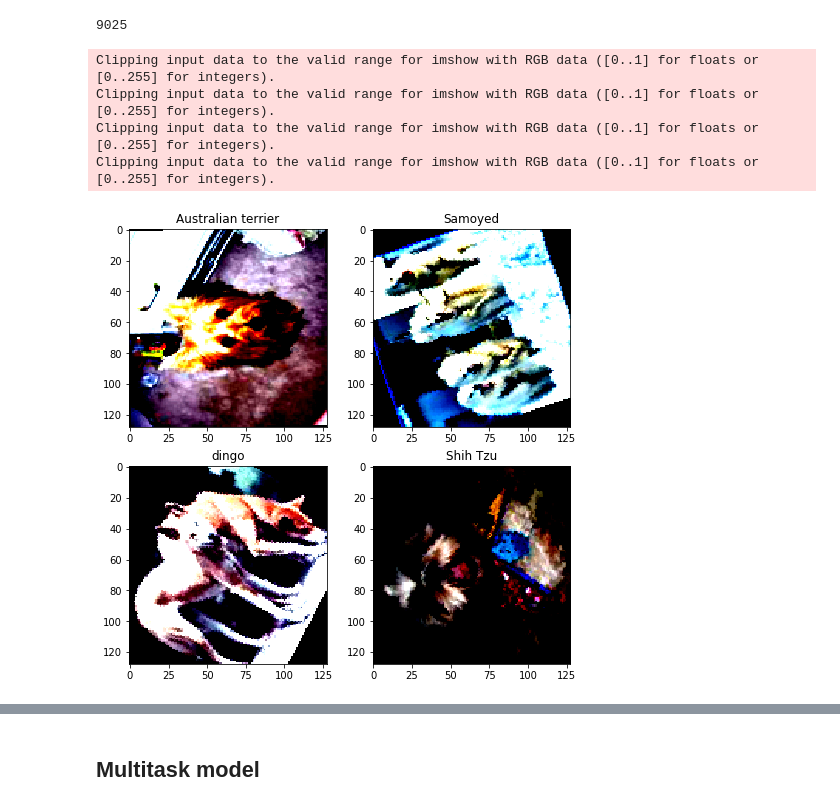
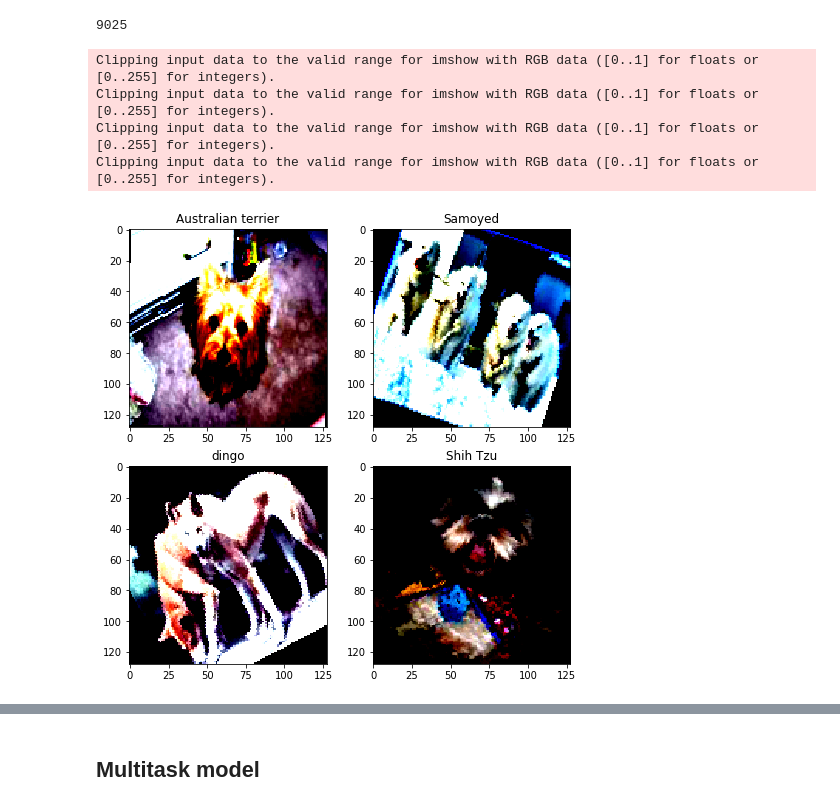
Before and after one commit to iakremnev/multitask-classification, a Jupyter notebook: pipeline.ipynb, the cells around one changed output, grey strips where cells are left out. Drawn from its saved outputs; the diff is of its cells as text; code cells hidden in the pictures.

```diff
--- a/pipeline.ipynb
+++ b/pipeline.ipynb
@@ -152,22 +166,22 @@ imagewoof_classes_human_readable = {
 # %%
 torch.random.manual_seed(693)
 train_loader = DataLoader(imagewoof_train, 16, True, num_workers=4, drop_last=True)
 val_loader = DataLoader(imagewoof_val, 16, num_workers=4)
 
 x, y = next(iter(train_loader))
 
 fig, axes = plt.subplots(2, 2, figsize=(8,8))
 for i, axis in enumerate(axes.ravel()):
-    img = x[i,  ...].transpose(0,2).numpy()
+    img = x[i,  ...].numpy().transpose(1, 2, 0)
     label = imagewoof_classes_human_readable[imagewoof_train.classes[y[i]]]
     axis.imshow(img, cmap="gray")
     axis.set_title(label)
 # %% [output]
 Clipping input data to the valid range for imshow with RGB data ([0..1] for floats or [0..255] for integers).
 Clipping input data to the valid range for imshow with RGB data ([0..1] for floats or [0..255] for integers).
 Clipping input data to the valid range for imshow with RGB data ([0..1] for floats or [0..255] for integers).
 Clipping input data to the valid range for imshow with RGB data ([0..1] for floats or [0..255] for integers).
-[figure, old version]
+[figure, new version]
 # %%
 model = resnet50(num_classes=10).to("cuda")
 optimizer = torch.optim.Adam(model.parameters(), 8e-4)
```
Also changed, not shown: parts of 10 cells of this notebook.
